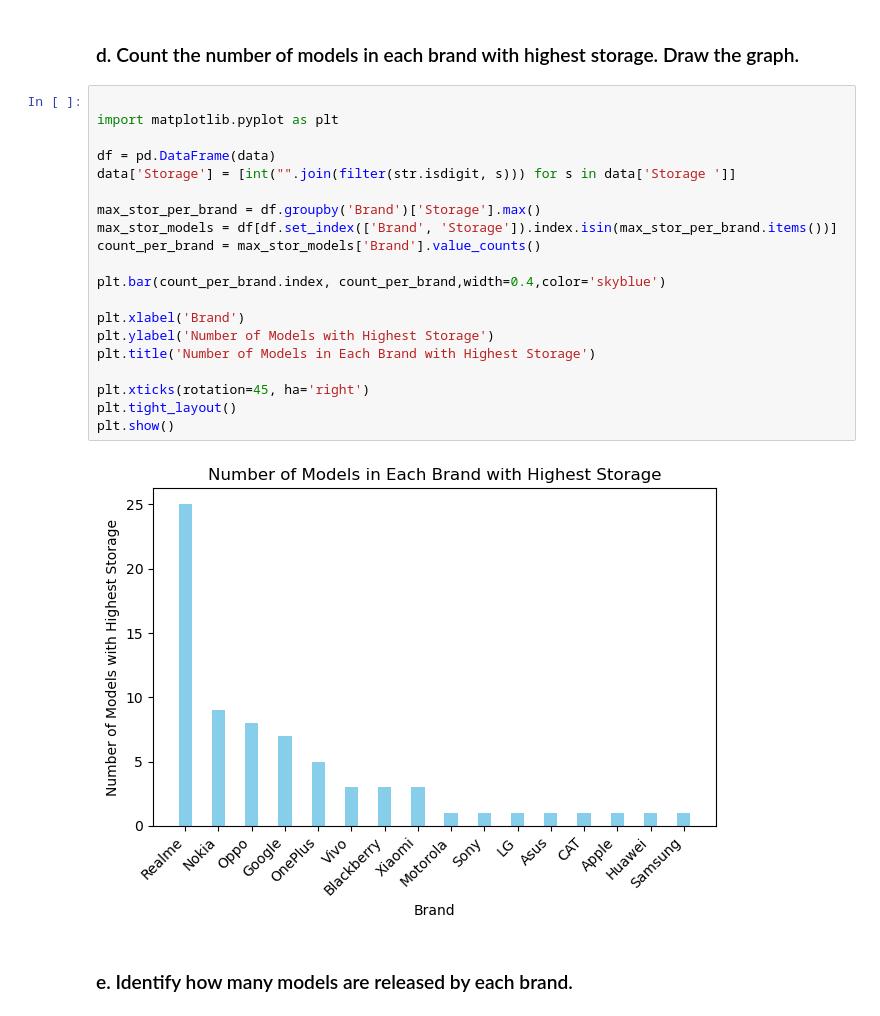
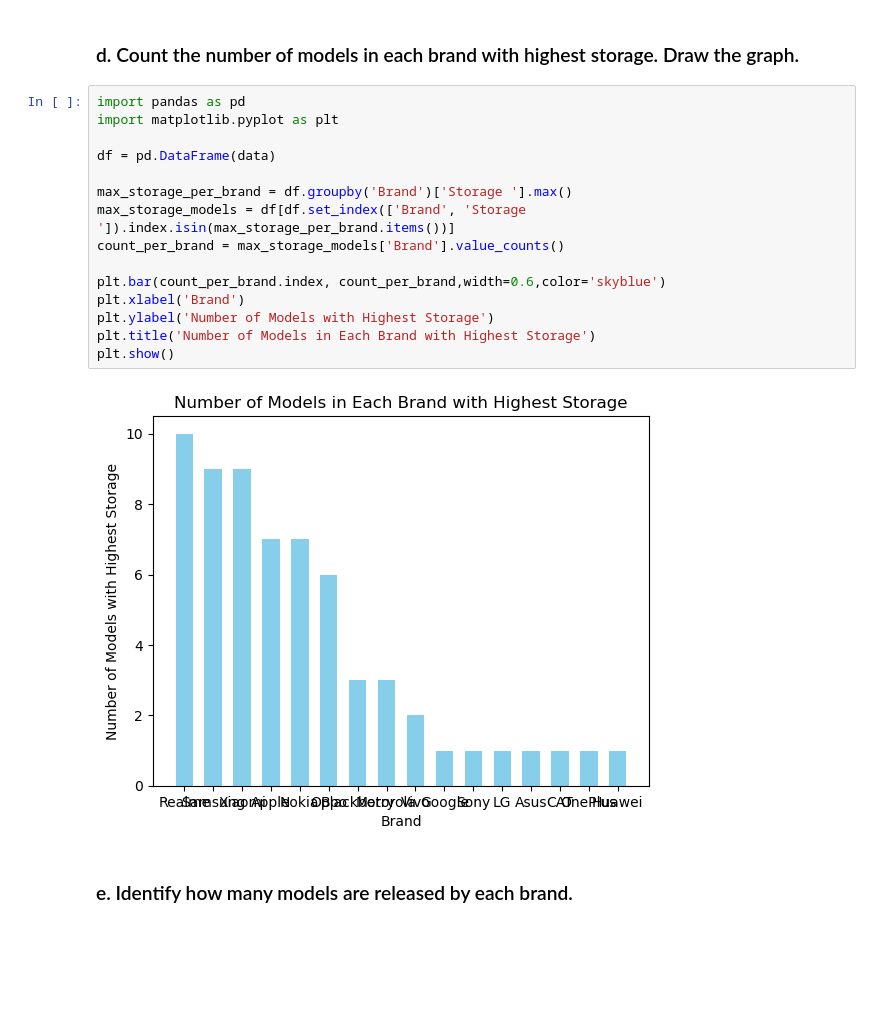
Before and after one commit to nvn18/3-1_LAB_WORKS, a Jupyter notebook: DA_LAB/Mobile Phone Price Dataset.ipynb, the cells around one changed output. Cells and saved outputs as stored; diff of their text form; blank space fills up the shorter version.

```diff
--- a/DA_LAB/Mobile Phone Price Dataset.ipynb
+++ b/DA_LAB/Mobile Phone Price Dataset.ipynb
@@ -79,27 +120,22 @@ display(models_per_battery_price)
 # %% [markdown]
 ### d. Count the number of models in each brand with highest storage. Draw the graph.
 # %%
-
+import pandas as pd
 import matplotlib.pyplot as plt
 
 df = pd.DataFrame(data)
-data['Storage'] = [int("".join(filter(str.isdigit, s))) for s in data['Storage ']]
 
-max_stor_per_brand = df.groupby('Brand')['Storage'].max()
-max_stor_models = df[df.set_index(['Brand', 'Storage']).index.isin(max_stor_per_brand.items())]
-count_per_brand = max_stor_models['Brand'].value_counts()
+max_storage_per_brand = df.groupby('Brand')['Storage '].max()
+max_storage_models = df[df.set_index(['Brand', 'Storage ']).index.isin(max_storage_per_brand.items())]
+count_per_brand = max_storage_models['Brand'].value_counts()
 
-plt.bar(count_per_brand.index, count_per_brand,width=0.4,color='skyblue')
-
+plt.bar(count_per_brand.index, count_per_brand,width=0.6,color='skyblue')
 plt.xlabel('Brand')
 plt.ylabel('Number of Models with Highest Storage')
 plt.title('Number of Models in Each Brand with Highest Storage')
-
-plt.xticks(rotation=45, ha='right')
-plt.tight_layout()
 plt.show()
 # %% [output]
-[figure, old version]
+[figure, new version]
 # %% [markdown]
 ### e. Identify how many models are released by each brand.
 # %%
```
Also changed, not shown: parts of 13 cells of this notebook.
